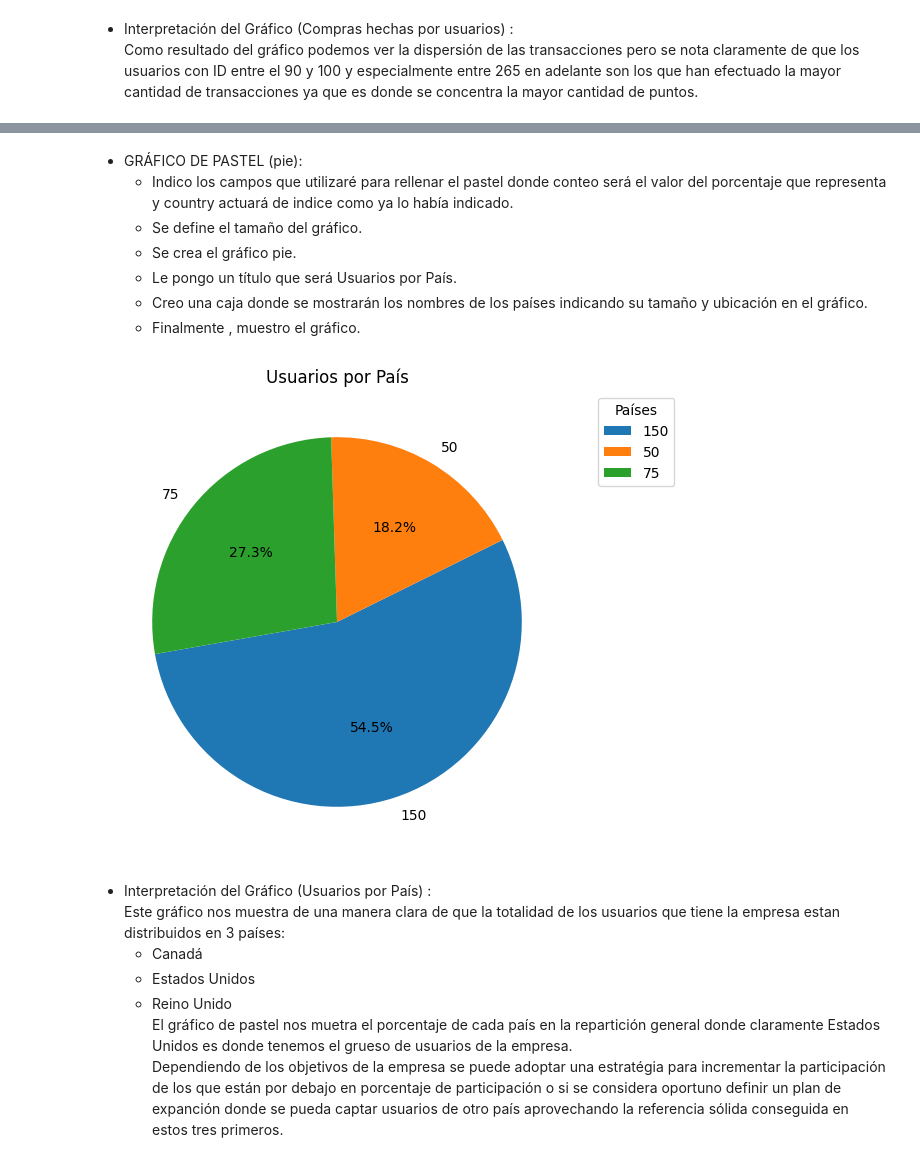
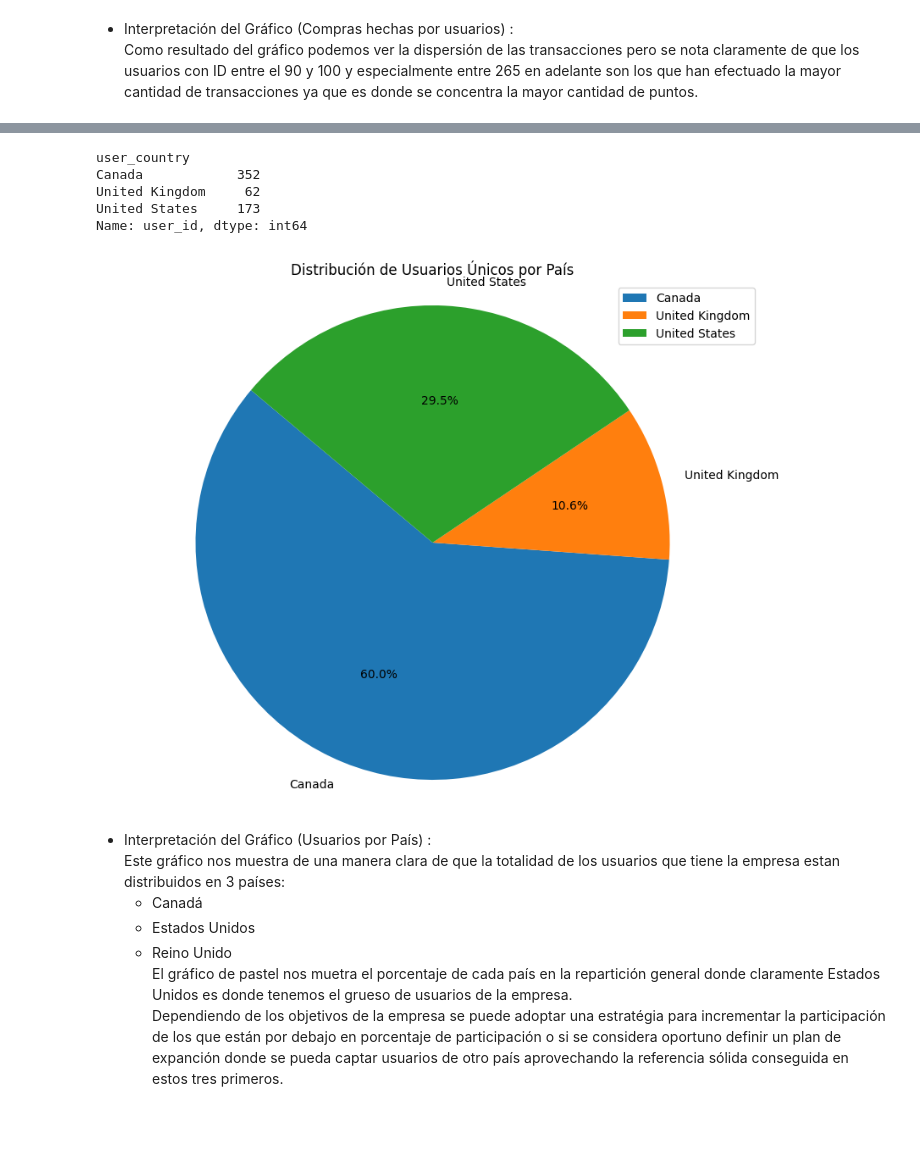
Before and after one commit to Bellengher/SPRINT-1, a Jupyter notebook: SPRINT8.1/Sprint_8_1.ipynb, the cells around one changed output, grey strips where cells are left out. Drawn from its saved outputs; the diff is of its cells as text; code cells hidden in the pictures; blank space fills up the shorter version.

```diff
--- a/SPRINT8.1/Sprint_8_1.ipynb
+++ b/SPRINT8.1/Sprint_8_1.ipynb
@@ -30,7 +12,7 @@ import mysql.connector
 conexion = mysql.connector.connect(
     host="localhost",
     user="root",
-    password="",
+    password="151108",
     database="operations"
 )
 # %% [markdown]
@@ -43,7 +25,7 @@ import seaborn as sns
 # %% [markdown]
 # Antes de empezar hago una consulta SQL para poder cargar un DataFrame con la información necesaria para poder desarrollar los ejercicios, visualizo la información y el df para comprobar que todo ha salido como esperaba.
 # %%
-
-df= pd.read_sql('SELECT * FROM transactions JOIN companies ON business_id = company_id JOIN users ON user_id = users.id',con=conexion)
-df.info()
-df
+query = '''SELECT * FROM transactions
+            JOIN companies ON business_id = company_id
+            JOIN users ON user_id = users_id'''
+df = pd.read_sql(query, conexion)
@@ -131,5 +107,0 @@ Como resultado del gráfico podemos ver la dispersión de las transacciones pero
-# %%
-df = pd.read_sql('SELECT country, count(id) As conteo FROM users GROUP BY country',con=conexion)
-df = df.set_index('country')
-df.info()
-df
@@ -150,21 +108,21 @@ memory usage: 48.0+ bytes
-# %% [markdown]
-* GRÁFICO DE PASTEL (pie):
-    * Indico los campos que utilizaré para rellenar el pastel donde conteo será el valor del porcentaje que representa y country actuará de indice como ya lo había indicado.
-    * Se define el tamaño del gráfico.
-    * Se crea el gráfico pie.
-    * Le pongo un título que será Usuarios por País.
-    * Creo una caja donde se mostrarán los nombres de los países indicando su tamaño y ubicación en el gráfico.
-    * Finalmente , muestro el gráfico.
-# %%
-conteo = df['conteo']
-country = df.index
-plt.figure(figsize=(6, 6))
-plt.pie(conteo, labels=df['conteo'], autopct='%1.1f%%', startangle=190)
-plt.title('Usuarios por País')
-plt.legend(title = "Países", bbox_to_anchor=(1.05, 1), loc='upper left')
-plt.show()
-# %% [output]
-[figure, removed]
+# %%
+user_counts_by_country = df.groupby('user_country')['user_id'].count()
+print(user_counts_by_country)
+# Crear gráfico de pastel
+plt.figure(figsize=(10, 8))
+user_counts_by_country.plot(kind='pie', autopct='%1.1f%%', startangle=140)
+plt.ylabel('')  # Eliminar la etiqueta de y que aparece por defecto
+plt.title('Distribución de Usuarios Únicos por País')
+plt.axis('equal')  # Para asegurar que el gráfico de pastel es un círculo
+plt.legend()
+plt.show()
+# %% [output]
+user_country
+Canada            352
+United Kingdom     62
+United States     173
+Name: user_id, dtype: int64
+[figure, added]
 # %% [markdown]
 * Interpretación del Gráfico (Usuarios por País) :
 Este gráfico nos muestra de una manera clara de que la totalidad de los usuarios que tiene la empresa estan distribuidos en 3 países:
```
Also changed, not shown: parts of 38 cells of this notebook.
